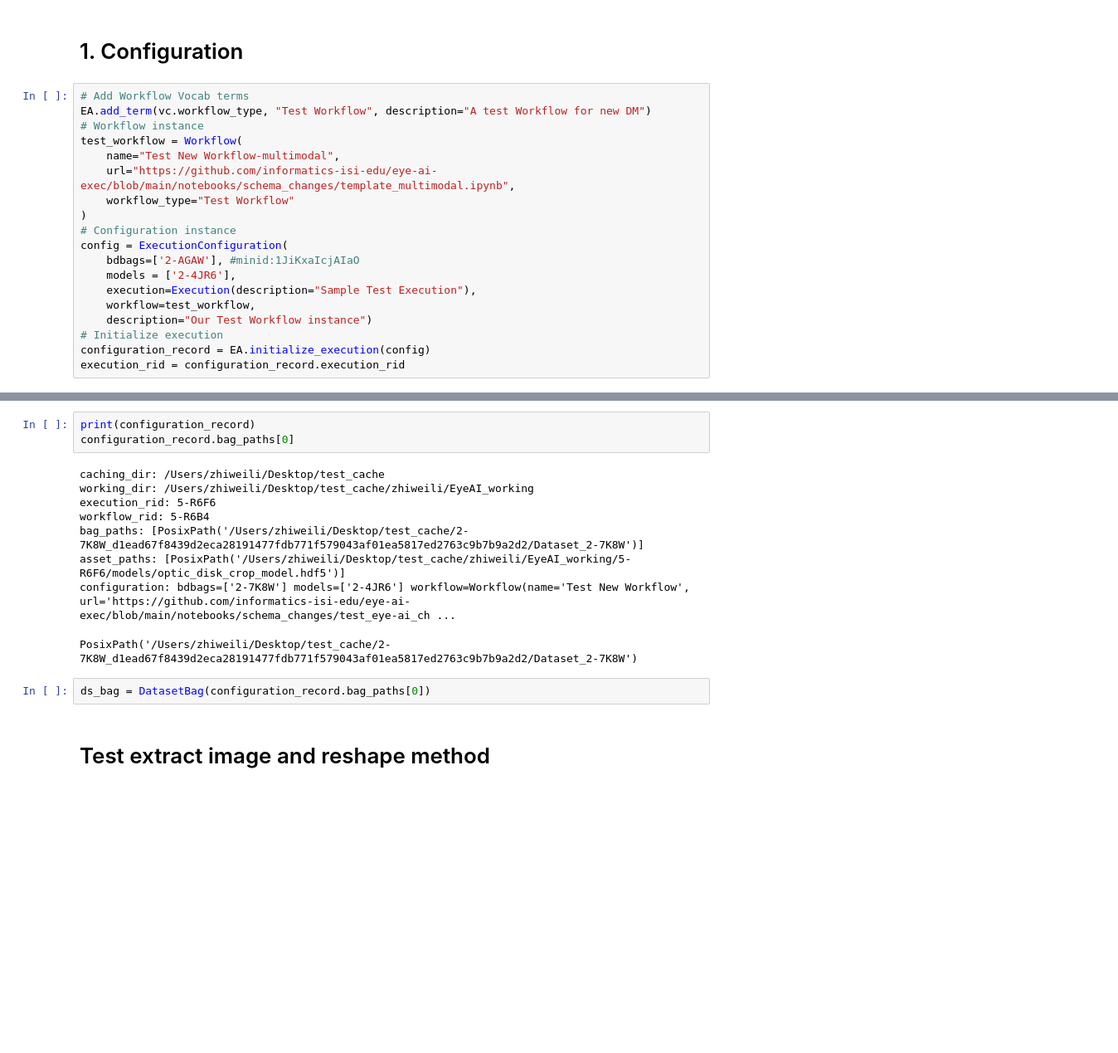
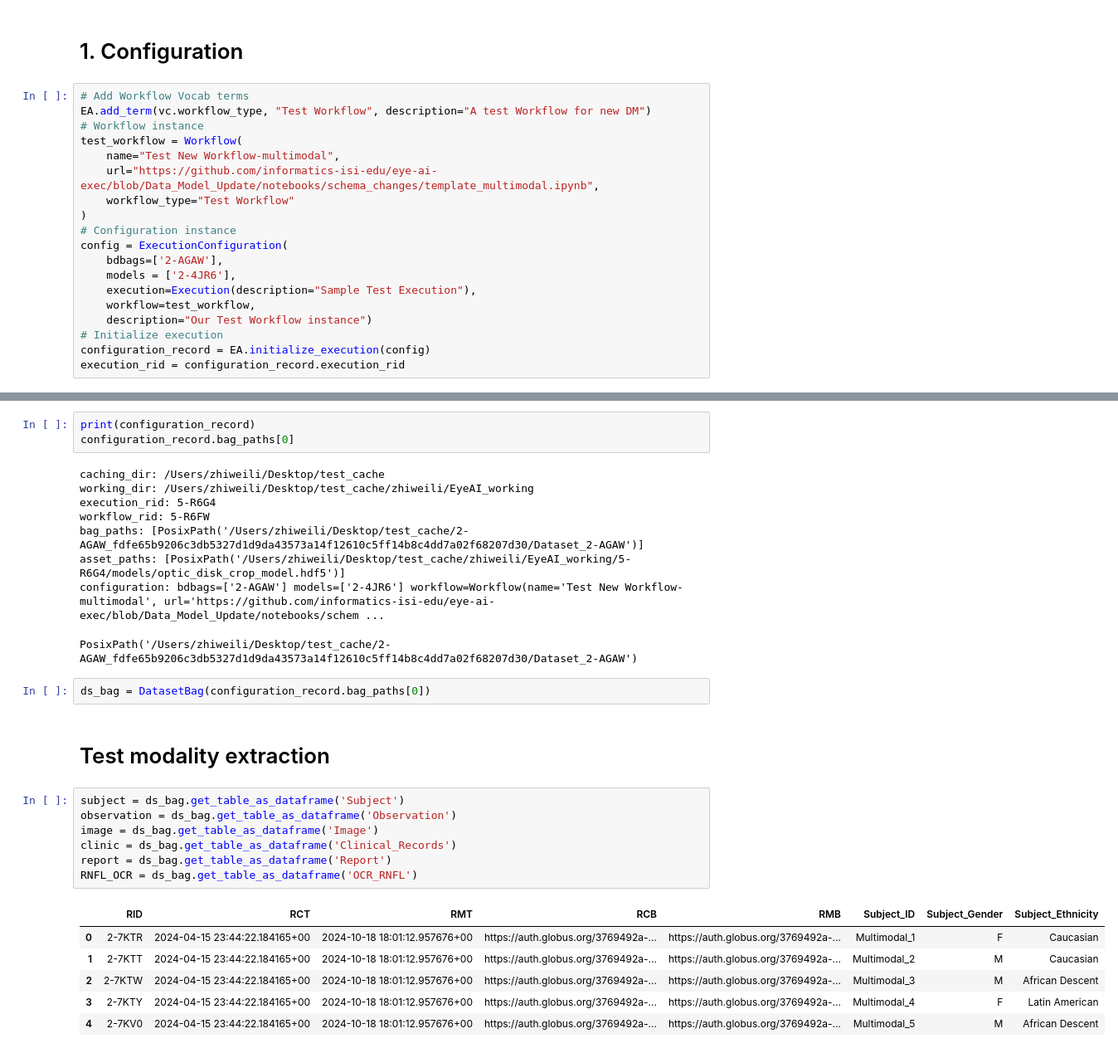
Before and after one commit to informatics-isi-edu/eye-ai-exec, a Jupyter notebook: notebooks/schema_changes/template_multimodal.ipynb, the cells around one changed output, grey strips where cells are left out. Shown at 83% size. Saved outputs shown, nothing was run; the diff lists cells and outputs as text; blank space fills up the shorter version.

```diff
--- a/notebooks/schema_changes/template_multimodal.ipynb
+++ b/notebooks/schema_changes/template_multimodal.ipynb
@@ -62,12 +62,12 @@ EA.add_term(vc.workflow_type, "Test Workflow", description="A test Workflow for
 # Workflow instance
 test_workflow = Workflow(
     name="Test New Workflow-multimodal",
-    url="https://github.com/informatics-isi-edu/eye-ai-exec/blob/main/notebooks/schema_changes/template_multimodal.ipynb",
+    url="https://github.com/informatics-isi-edu/eye-ai-exec/blob/Data_Model_Update/notebooks/schema_changes/template_multimodal.ipynb",
     workflow_type="Test Workflow"
 )
 # Configuration instance
 config = ExecutionConfiguration(
-    bdbags=['2-AGAW'], #minid:1JiKxaIcjAIaO
+    bdbags=['2-AGAW'],
     models = ['2-4JR6'],
     execution=Execution(description="Sample Test Execution"),
     workflow=test_workflow,
@@ -84,13 +99,27 @@ configuration_record.bag_paths[0]
 # %% [output]
 caching_dir: /Users/zhiweili/Desktop/test_cache
 working_dir: /Users/zhiweili/Desktop/test_cache/zhiweili/EyeAI_working
-execution_rid: 5-R6F6
-workflow_rid: 5-R6B4
-bag_paths: [PosixPath('/Users/zhiweili/Desktop/test_cache/2-7K8W_d1ead67f8439d2eca28191477fdb771f579043af01ea5817ed2763c9b7b9a2d2/Dataset_2-7K8W')]
-asset_paths: [PosixPath('/Users/zhiweili/Desktop/test_cache/zhiweili/EyeAI_working/5-R6F6/models/optic_disk_crop_model.hdf5')]
-configuration: bdbags=['2-7K8W'] models=['2-4JR6'] workflow=Workflow(name='Test New Workflow', url='https://github.com/informatics-isi-edu/eye-ai-exec/blob/main/notebooks/schema_changes/test_eye-ai_ch ...
+execution_rid: 5-R6G4
+workflow_rid: 5-R6FW
+bag_paths: [PosixPath('/Users/zhiweili/Desktop/test_cache/2-AGAW_fdfe65b9206c3db5327d1d9da43573a14f12610c5ff14b8c4dd7a02f68207d30/Dataset_2-AGAW')]
+asset_paths: [PosixPath('/Users/zhiweili/Desktop/test_cache/zhiweili/EyeAI_working/5-R6G4/models/optic_disk_crop_model.hdf5')]
+configuration: bdbags=['2-AGAW'] models=['2-4JR6'] workflow=Workflow(name='Test New Workflow-multimodal', url='https://github.com/informatics-isi-edu/eye-ai-exec/blob/Data_Model_Update/notebooks/schem ...
-PosixPath('/Users/zhiweili/Desktop/test_cache/2-7K8W_d1ead67f8439d2eca28191477fdb771f579043af01ea5817ed2763c9b7b9a2d2/Dataset_2-7K8W')
+PosixPath('/Users/zhiweili/Desktop/test_cache/2-AGAW_fdfe65b9206c3db5327d1d9da43573a14f12610c5ff14b8c4dd7a02f68207d30/Dataset_2-AGAW')
 # %%
 ds_bag = DatasetBag(configuration_record.bag_paths[0])
 # %% [markdown]
-# Test extract image and reshape method
+# Test modality extraction
+# %%
+subject = ds_bag.get_table_as_dataframe('Subject')
+observation = ds_bag.get_table_as_dataframe('Observation')
+image = ds_bag.get_table_as_dataframe('Image')
+clinic = ds_bag.get_table_as_dataframe('Clinical_Records')
+report = ds_bag.get_table_as_dataframe('Report')
+RNFL_OCR = ds_bag.get_table_as_dataframe('OCR_RNFL')
+# %% [output]
+|  | RID | RCT | RMT | RCB | RMB | Subject_ID | Subject_Gender | Subject_Ethnicity |
+| 0 | 2-7KTR | 2024-04-15 23:44:22.184165+00 | 2024-10-18 18:01:12.957676+00 | https://auth.globus.org/3769492a-... | https://auth.globus.org/3769492a-... | Multimodal_1 | F | Caucasian |
+| 1 | 2-7KTT | 2024-04-15 23:44:22.184165+00 | 2024-10-18 18:01:12.957676+00 | https://auth.globus.org/3769492a-... | https://auth.globus.org/3769492a-... | Multimodal_2 | M | Caucasian |
+| 2 | 2-7KTW | 2024-04-15 23:44:22.184165+00 | 2024-10-18 18:01:12.957676+00 | https://auth.globus.org/3769492a-... | https://auth.globus.org/3769492a-... | Multimodal_3 | M | African Descent |
+| 3 | 2-7KTY | 2024-04-15 23:44:22.184165+00 | 2024-10-18 18:01:12.957676+00 | https://auth.globus.org/3769492a-... | https://auth.globus.org/3769492a-... | Multimodal_4 | F | Latin American |
+| 4 | 2-7KV0 | 2024-04-15 23:44:22.184165+00 | 2024-10-18 18:01:12.957676+00 | https://auth.globus.org/3769492a-... | https://auth.globus.org/3769492a-... | Multimodal_5 | M | African Descent |
```
Also changed, not shown: parts of 12 cells of this notebook.
